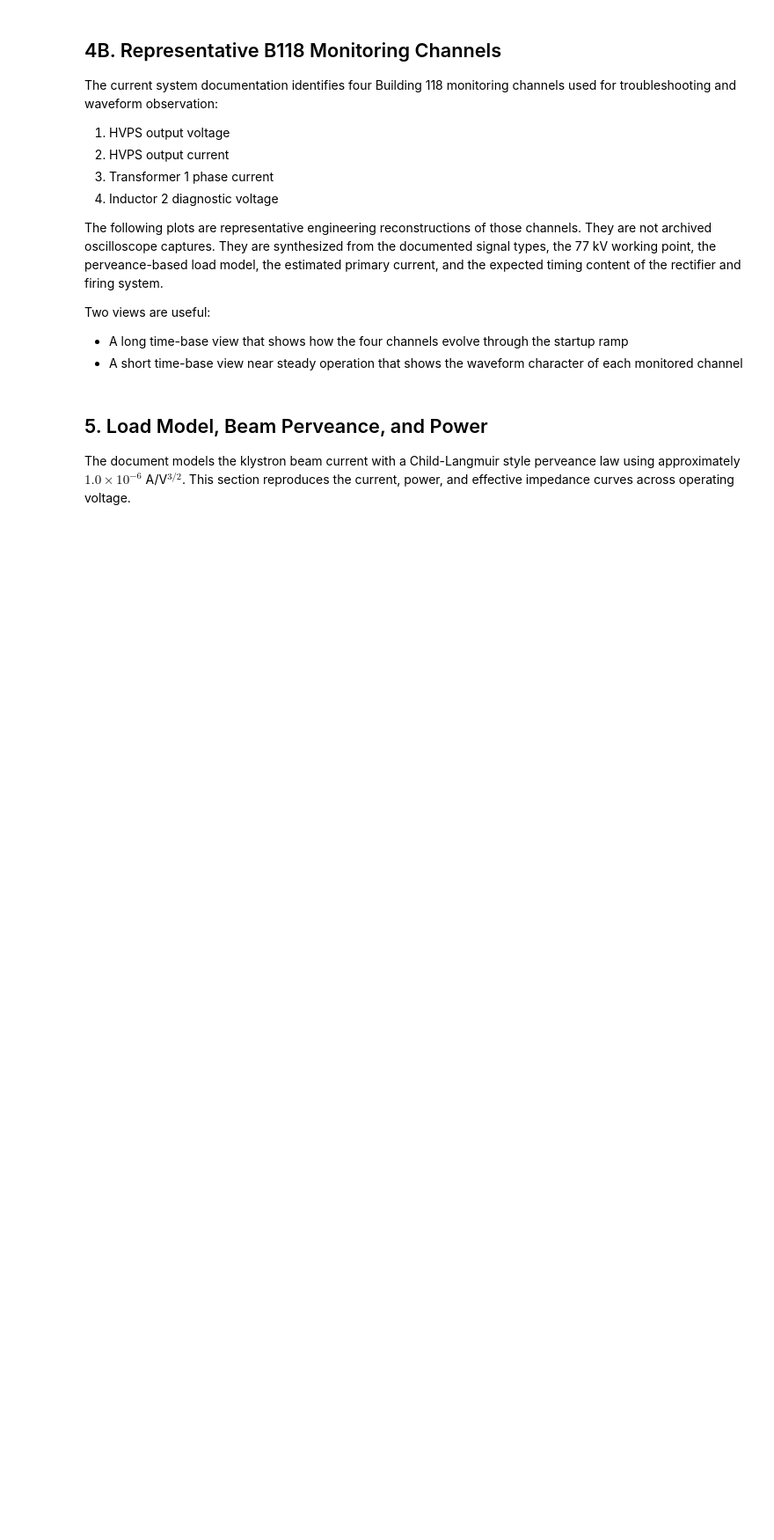
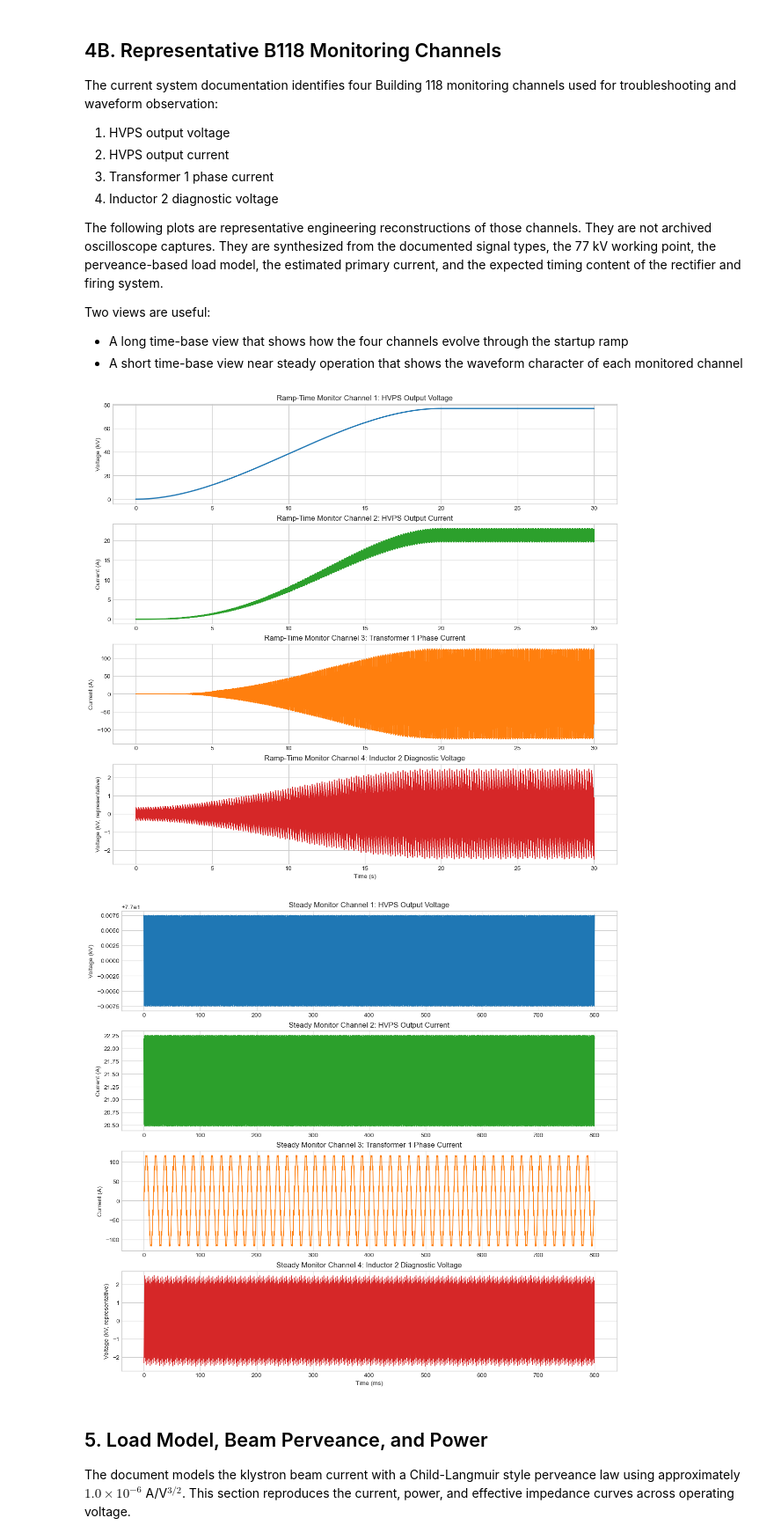
Before and after one commit to fayaw/spearlegacyLLRF, a Jupyter notebook: hvps/architecture/technical-notes/hvps_analytic_design_math_notebook.ipynb, the cells around one changed output. Shown at 88% size. Saved outputs shown, nothing was run; the diff lists cells and outputs as text; code cells hidden in the pictures; blank space fills up the shorter version.

```diff
--- a/hvps/architecture/technical-notes/hvps_analytic_design_math_notebook.ipynb
+++ b/hvps/architecture/technical-notes/hvps_analytic_design_math_notebook.ipynb
@@ -421,36 +442,39 @@ axes[3].set_xlabel('Time (s)')
 axes[3].set_ylabel('Voltage (kV, representative)')
 plt.show()
 
-steady_window_s = 0.120
+steady_window_s = 0.80
 steady_samples = 6000
 t_steady = np.linspace(0, steady_window_s, steady_samples)
 vdc_steady = system['vdc_nominal'] + 0.5 * filtered_ripple_pp_local * np.cos(2 * np.pi * f_ripple_hz_local * t_steady)
 idc_steady = beam_current_from_perveance(np.maximum(vdc_steady, 0.0)) + 0.04 * system['idc_nominal'] * np.cos(2 * np.pi * f_ripple_hz_local * t_steady + np.pi / 8)
 it1_steady = np.sqrt(2) * primary_current_nominal * (
     np.sin(2 * np.pi * system['f_line_hz'] * t_steady)
     + 0.10 * np.sin(2 * np.pi * 11 * system['f_line_hz'] * t_steady)
     + 0.08 * np.sin(2 * np.pi * 13 * system['f_line_hz'] * t_steady)
 )
 l2_steady = 2.5e3 * sawtooth_wave(t_steady + alpha_nom / 360.0 / system['f_line_hz'], 12 * system['f_line_hz'])
 
 fig, axes = plt.subplots(4, 1, figsize=(12, 11), constrained_layout=True)
-axes[0].plot(t_steady * 1e3, vdc_steady, color='tab:blue', linewidth=2.0)
+axes[0].plot(t_steady * 1e3, vdc_steady/1e3, color='tab:blue', linewidth=2.0)
 axes[0].set_title('Steady Monitor Channel 1: HVPS Output Voltage')
 axes[0].set_ylabel('Voltage (kV)')
 
 axes[1].plot(t_steady * 1e3, idc_steady, color='tab:green', linewidth=2.0)
 axes[1].set_title('Steady Monitor Channel 2: HVPS Output Current')
 axes[1].set_ylabel('Current (A)')
 
 axes[2].plot(t_steady * 1e3, it1_steady, color='tab:orange', linewidth=1.2)
 axes[2].set_title('Steady Monitor Channel 3: Transformer 1 Phase Current')
 axes[2].set_ylabel('Current (A)')
 
 axes[3].plot(t_steady * 1e3, l2_steady / 1e3, color='tab:red', linewidth=1.2)
 axes[3].set_title('Steady Monitor Channel 4: Inductor 2 Diagnostic Voltage')
 axes[3].set_xlabel('Time (ms)')
 axes[3].set_ylabel('Voltage (kV, representative)')
 plt.show()
+# %% [output]
+[figure, added]
+[figure, added]
 # %% [markdown]
 ## 5. Load Model, Beam Perveance, and Power
 
```
Also changed, not shown: parts of 10 cells of this notebook.
